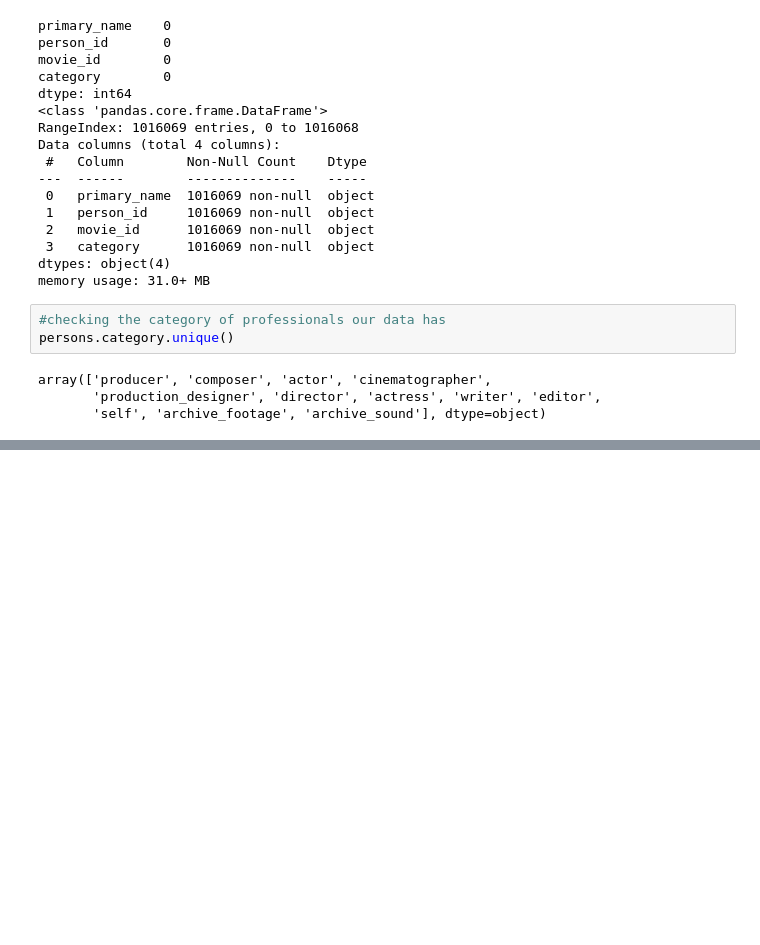
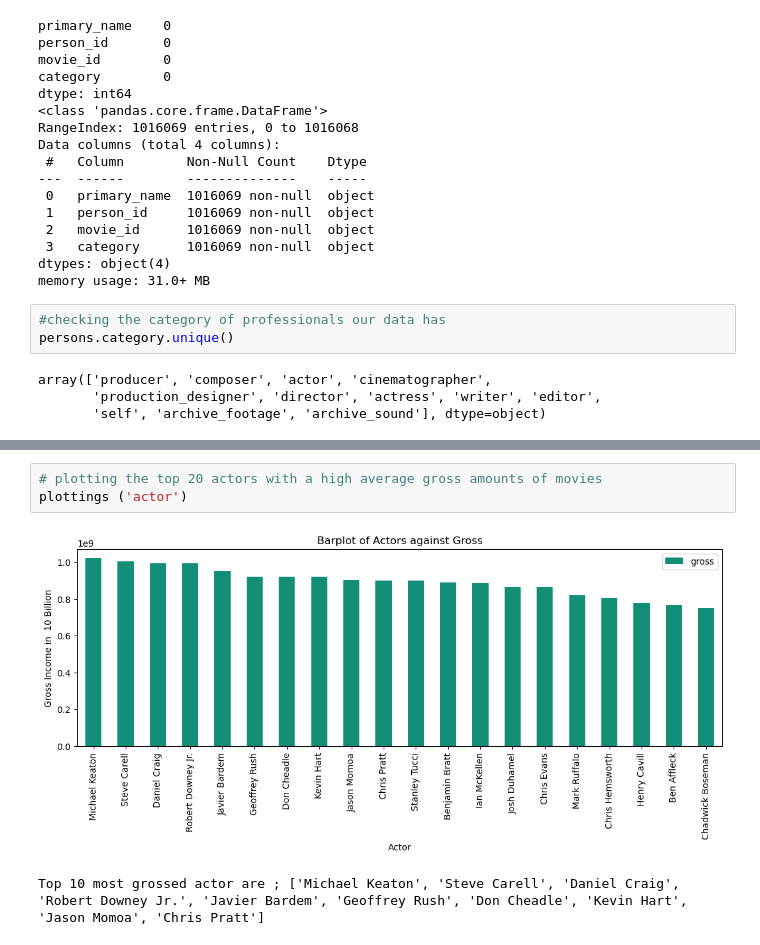
Before and after one commit to sha-ddie/Movies-Exploratory-Analysis, a Jupyter notebook: Student.ipynb, the cells around one changed output, grey strips where cells are left out. Drawn from its saved outputs; the diff is of its cells as text; blank space fills up the shorter version.

```diff
--- a/Student.ipynb
+++ b/Student.ipynb
@@ -315,0 +585,6 @@ array(['producer', 'composer', 'actor', 'cinematographer',
+# %%
+# plotting the top 20 actors with a high average gross amounts of movies
+plottings ('actor')
+# %% [output]
+[figure, added]
+Top 10 most grossed actor are ; ['Michael Keaton', 'Steve Carell', 'Daniel Craig', 'Robert Downey Jr.', 'Javier Bardem', 'Geoffrey Rush', 'Don Cheadle', 'Kevin Hart', 'Jason Momoa', 'Chris Pratt']
```
Also changed, not shown: parts of 44 cells of this notebook.
